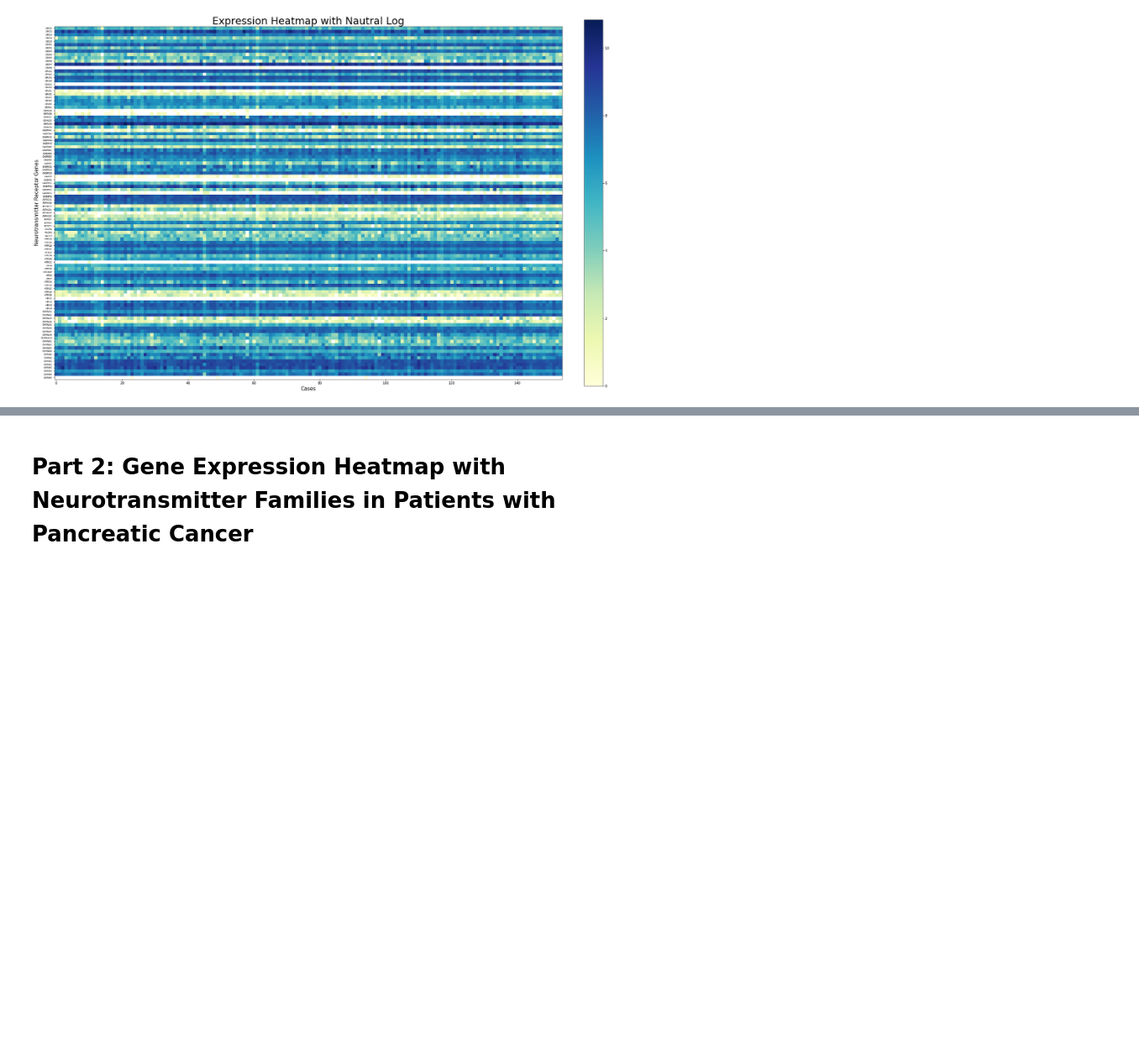
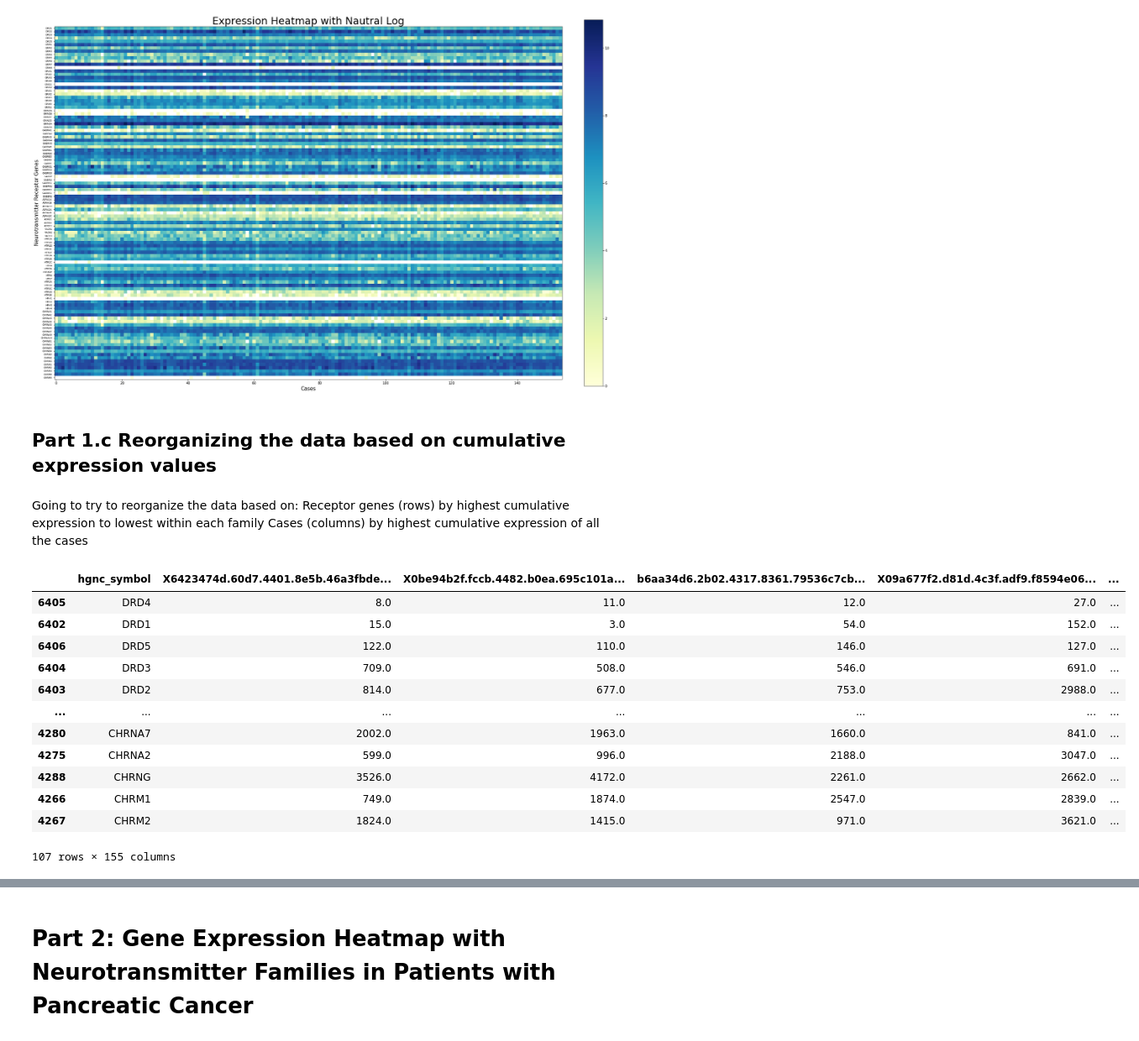
Before and after one commit to sophiaho/broad-work, a Jupyter notebook: cancer_expression_heatmap.ipynb, the cells around one changed output, grey strips where cells are left out. Shown at 84% size. Saved outputs shown, nothing was run; the diff lists cells and outputs as text; code cells hidden in the pictures; blank space fills up the shorter version.

```diff
--- a/cancer_expression_heatmap.ipynb
+++ b/cancer_expression_heatmap.ipynb
@@ -218,3 +227,65 @@ draw_expression_log_heatmap()
  [8.45574323 7.96762674 7.62510715 ... 8.56388592 7.4899709  7.27793857]
  [      -inf       -inf       -inf ...       -inf       -inf       -inf]]
 [figure]
+# %% [markdown]
+## Part 1.c Reorganizing the data based on cumulative expression values
+# %% [markdown]
+
+
+Going to try to reorganize the data based on:
+Receptor genes (rows) by highest cumulative expression to lowest within each family
+Cases (columns) by highest cumulative expression of all the cases
+# %%
+# changing the order of the receptor genes (rows):
+
+rnaseq_columns = list(rnaseq.columns.values)
+
+def sort_table():
+    # creating a new table for sorting purposes
+    rnaseq_with_total = rnaseq.copy()
+    rnaseq_with_total.loc[:, 'Total by row'] = rnaseq_with_total.sum(axis=1)
+
+    # sorting the rows
+    rnaseq_sorted = pd.DataFrame(columns=rnaseq_columns)
+    # sorts the rows section by section, based on the size of each family of neurotransmitters
+    index_begin = 0
+    index_end = 0
+    appended_data = []
+    for family, gene_list in neuro_genes_dict.items():
+        index_end = len(gene_list) + index_begin
+        to_sort = rnaseq_with_total[index_begin : index_end].sort_values('Total by row')
+        appended_data.append(to_sort)
+        index_begin = index_end
+    # the families were sorted as separate dataframes and then concat together
+    rnaseq_sorted = pd.concat(appended_data)
+
+    # adding the column sum back in so now we can sort by column
+    rnaseq_sorted.loc['Total by col', :] = rnaseq_with_total.sum(axis=0)
+
+
+    # sorting the columns:
+
+    # remove hgnc_symbol column, sort the values, and then remove the total col and total row
+    excluded = rnaseq_sorted.loc[:, 'hgnc_symbol']
+    del rnaseq_sorted['hgnc_symbol']
+    sorted_cases = rnaseq_sorted.sort_values('Total by col', axis=1, ascending=True)
+    rnaseq_sorted = pd.concat([excluded.rename('hgnc_symbol'), sorted_cases], axis=1)
+    rnaseq_sorted.drop('Total by col', axis=0, inplace=True)
+    rnaseq_sorted.drop('Total by row', axis=1, inplace=True)
+    return rnaseq_sorted
+
+sort_table()
+# %% [output]
+|  | hgnc_symbol | X6423474d.60d7.4401.8e5b.46a3fbde... | X0be94b2f.fccb.4482.b0ea.695c101a... | b6aa34d6.2b02.4317.8361.79536c7cb... | X09a677f2.d81d.4c3f.adf9.f8594e06... | ... |
+| 6405 | DRD4 | 8.0 | 11.0 | 12.0 | 27.0 | ... |
+| 6402 | DRD1 | 15.0 | 3.0 | 54.0 | 152.0 | ... |
+| 6406 | DRD5 | 122.0 | 110.0 | 146.0 | 127.0 | ... |
+| 6404 | DRD3 | 709.0 | 508.0 | 546.0 | 691.0 | ... |
+| 6403 | DRD2 | 814.0 | 677.0 | 753.0 | 2988.0 | ... |
+| ... | ... | ... | ... | ... | ... | ... |
+| 4280 | CHRNA7 | 2002.0 | 1963.0 | 1660.0 | 841.0 | ... |
+| 4275 | CHRNA2 | 599.0 | 996.0 | 2188.0 | 3047.0 | ... |
+| 4288 | CHRNG | 3526.0 | 4172.0 | 2261.0 | 2662.0 | ... |
+| 4266 | CHRM1 | 749.0 | 1874.0 | 2547.0 | 2839.0 | ... |
+| 4267 | CHRM2 | 1824.0 | 1415.0 | 971.0 | 3621.0 | ... |
+107 rows × 155 columns
```
Also changed, not shown: parts of 5 cells of this notebook.
